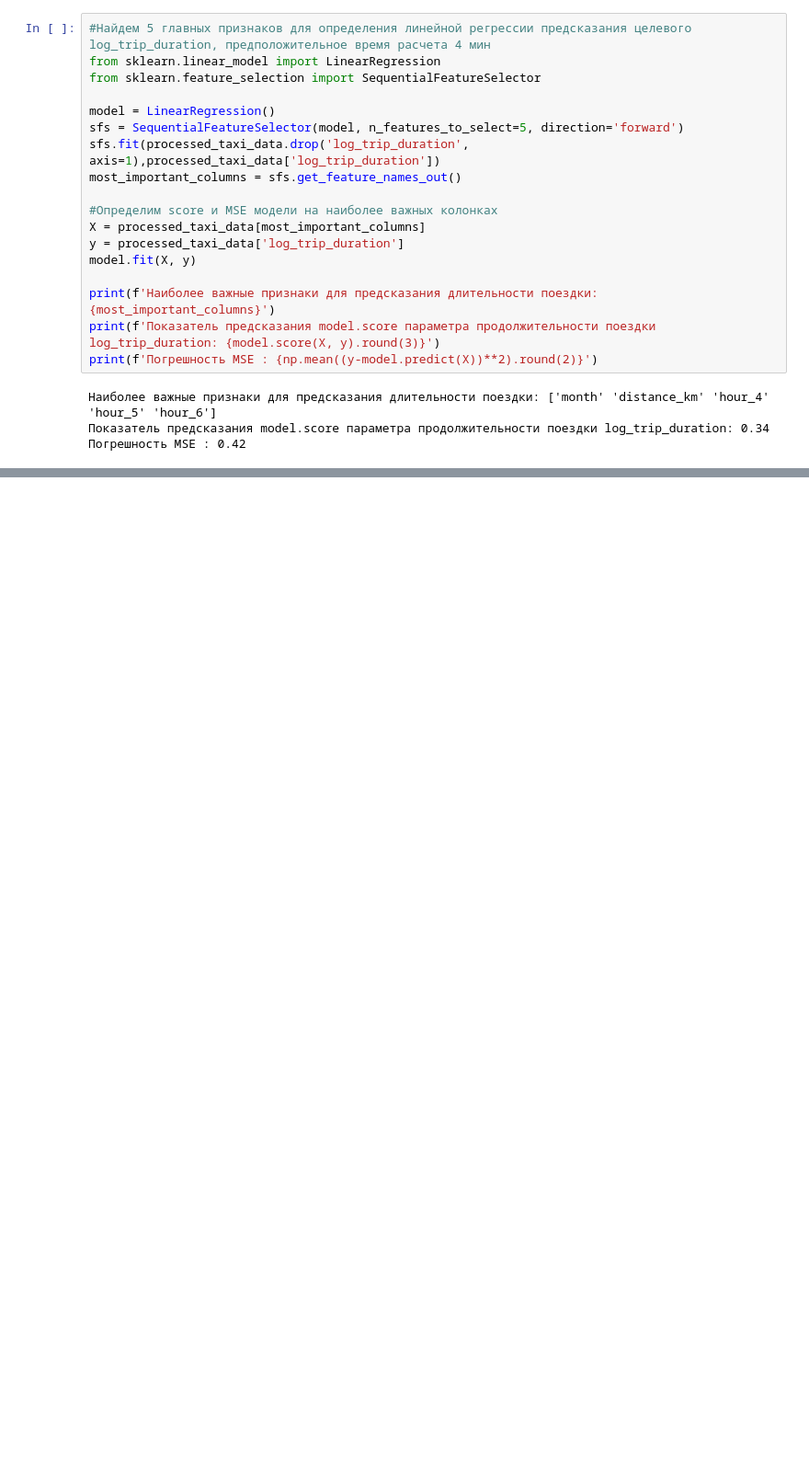
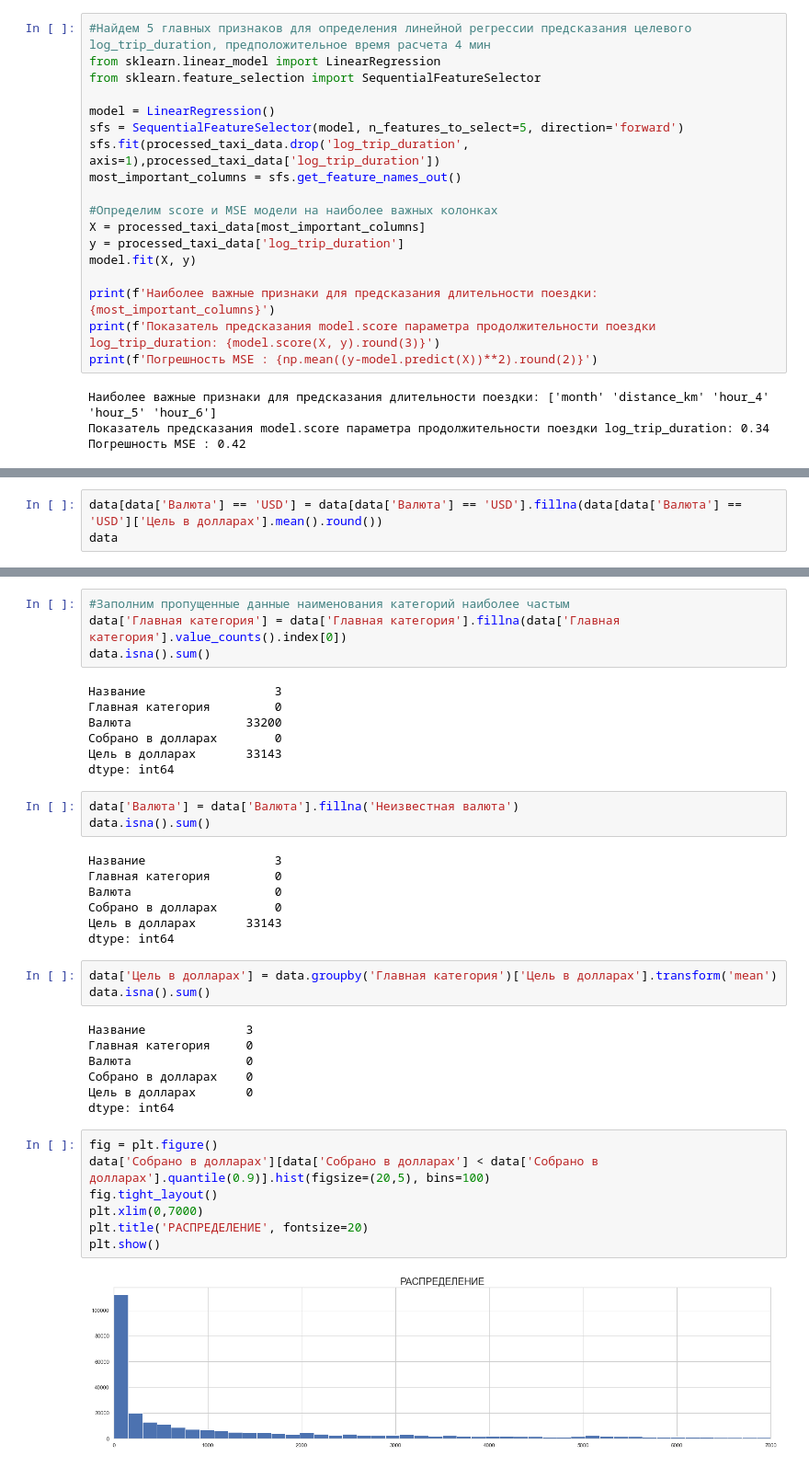
Before and after one commit to AlexanderGithubProfile/TEMP_WORKING_REPOSITORY, a Jupyter notebook: karpov_start_ml_course.ipynb, the cells around one changed output, grey strips where cells are left out. Shown at 92% size. Drawn from its saved outputs; the diff is of its cells as text; blank space fills up the shorter version.

```diff
--- a/karpov_start_ml_course.ipynb
+++ b/karpov_start_ml_course.ipynb
@@ -1108,0 +1181,3 @@ print(f'Погрешность MSE : {np.mean((y-model.predict(X))**2).round(2)}
+# %%
+data[data['Валюта'] == 'USD'] = data[data['Валюта'] == 'USD'].fillna(data[data['Валюта'] == 'USD']['Цель в долларах'].mean().round())
+data
@@ -1108,0 +1198,40 @@ print(f'Погрешность MSE : {np.mean((y-model.predict(X))**2).round(2)}
+# %%
+#Заполним пропущенные данные наименования категорий наиболее частым
+data['Главная категория'] = data['Главная категория'].fillna(data['Главная категория'].value_counts().index[0])
+data.isna().sum()
+# %% [output]
+Название                  3
+Главная категория         0
+Валюта                33200
+Собрано в долларах        0
+Цель в долларах       33143
+dtype: int64
+# %%
+data['Валюта'] = data['Валюта'].fillna('Неизвестная валюта')
+data.isna().sum()
+# %% [output]
+Название                  3
+Главная категория         0
+Валюта                    0
+Собрано в долларах        0
+Цель в долларах       33143
+dtype: int64
+# %%
+data['Цель в долларах'] = data.groupby('Главная категория')['Цель в долларах'].transform('mean')
+data.isna().sum()
+# %% [output]
+Название              3
+Главная категория     0
+Валюта                0
+Собрано в долларах    0
+Цель в долларах       0
+dtype: int64
+# %%
+fig = plt.figure()
+data['Собрано в долларах'][data['Собрано в долларах'] < data['Собрано в долларах'].quantile(0.9)].hist(figsize=(20,5), bins=100)
+fig.tight_layout()
+plt.xlim(0,7000)
+plt.title('РАСПРЕДЕЛЕНИЕ', fontsize=20)
+plt.show()
+# %% [output]
+[figure, added]
```
Also changed, not shown: parts of 38 cells of this notebook.
